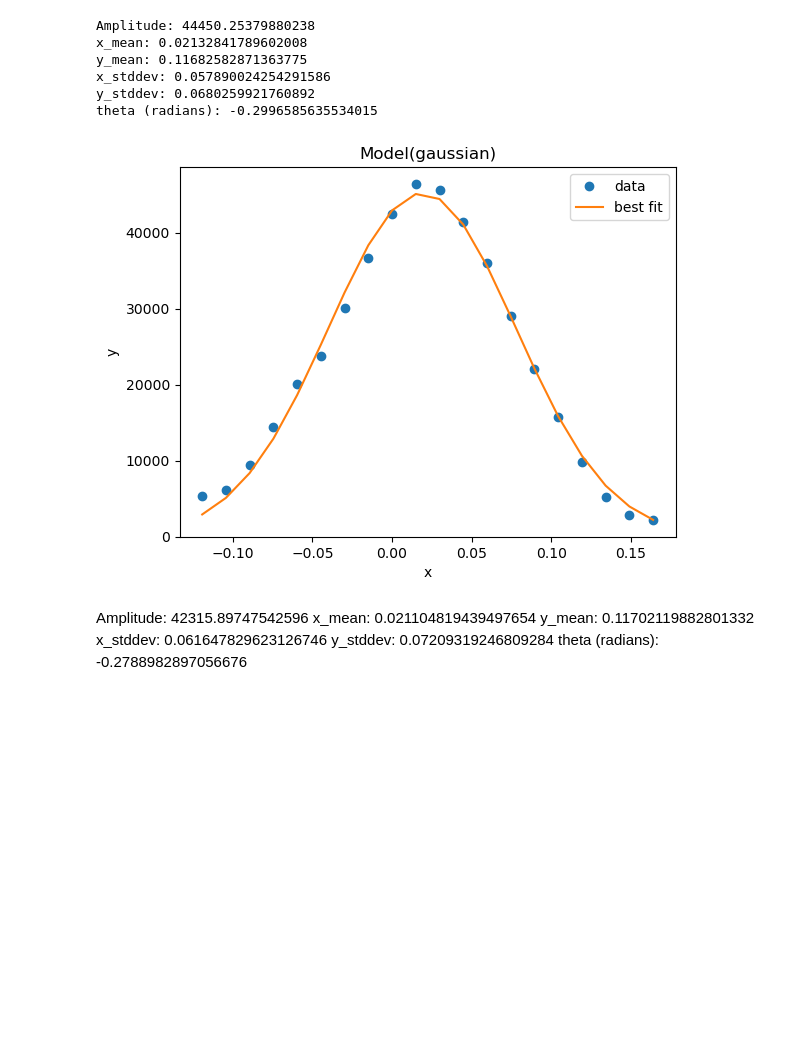
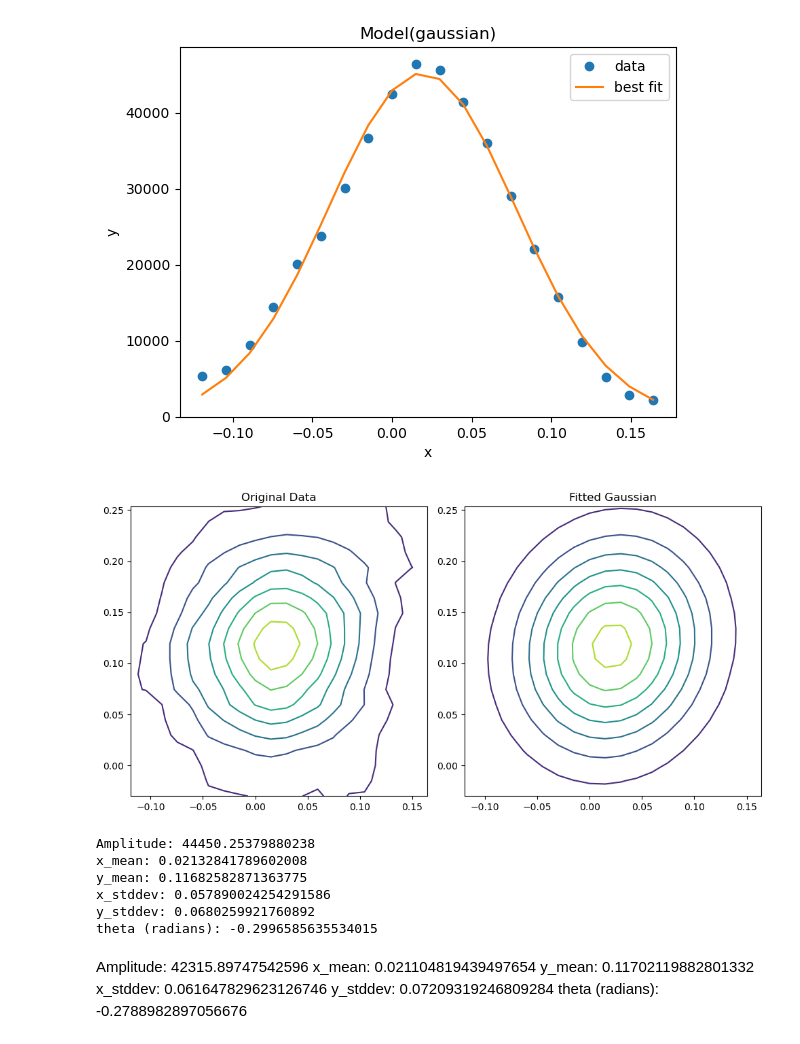
Before and after one commit to laureloneill/psf_source_localization, a Jupyter notebook: 2d_gauss_fit.ipynb, the cells around one changed output. Drawn from its saved outputs; the diff is of its cells as text; code cells hidden in the pictures; blank space fills up the shorter version.

```diff
--- a/2d_gauss_fit.ipynb
+++ b/2d_gauss_fit.ipynb
@@ -146,41 +148,42 @@ def fit_rotated_2d_gaussian(data, x=None, y=None, plot_result=False):
 
     fitted_model = fitter(gauss_init, x, y, data,weights=10 *data)
     covariance_matrix = fitter.fit_info['param_cov']
     param_names = fitted_model.param_names
     param_errors = np.sqrt(np.diag(covariance_matrix))
     fit_data = fitted_model(x, y)
     if plot_result:
 
         fig, axes = plt.subplots(1, 2, figsize=(10, 5))
         axes[0].contour(x,y,data, origin='lower', cmap='viridis')
         axes[0].set_title("Original Data")
         axes[1].contour(x,y,fit_data, origin='lower', cmap='viridis')
         axes[1].set_title("Fitted Gaussian")
         plt.tight_layout()
         plt.show()
 
     return fitted_model,covariance_matrix,param_errors,fit_data
 
 
 
-fitted,cov,param_errors, fit_data= fit_rotated_2d_gaussian(windowed_data, -X, Y)
+fitted,cov,param_errors, fit_data= fit_rotated_2d_gaussian(windowed_data, -X, Y,True)
 
 # Print the fitted parameters
 print(f"Amplitude: {fitted.amplitude.value}")
 print(f"x_mean: {fitted.x_mean.value}")
 print(f"y_mean: {fitted.y_mean.value}")
 print(f"x_stddev: {fitted.x_stddev.value}")
 print(f"y_stddev: {fitted.y_stddev.value}")
 print(f"theta (radians): {fitted.theta.value}")
 #print(f"rmse {np.sqrt(np.mean(((windowed_data/np.max(windowed_data)-fit_data/np.max(fit_data))**2)))}")
 # %% [output]
+[figure]
+[figure, added]
 Amplitude: 44450.25379880238
 x_mean: 0.02132841789602008
 y_mean: 0.11682582871363775
 x_stddev: 0.057890024254291586
 y_stddev: 0.0680259921760892
 theta (radians): -0.2996585635534015
-[figure]
 # %% [markdown]
 Amplitude: 42315.89747542596
 x_mean: 0.021104819439497654
```
Also changed, not shown: parts of 6 cells of this notebook, 15 other files.
